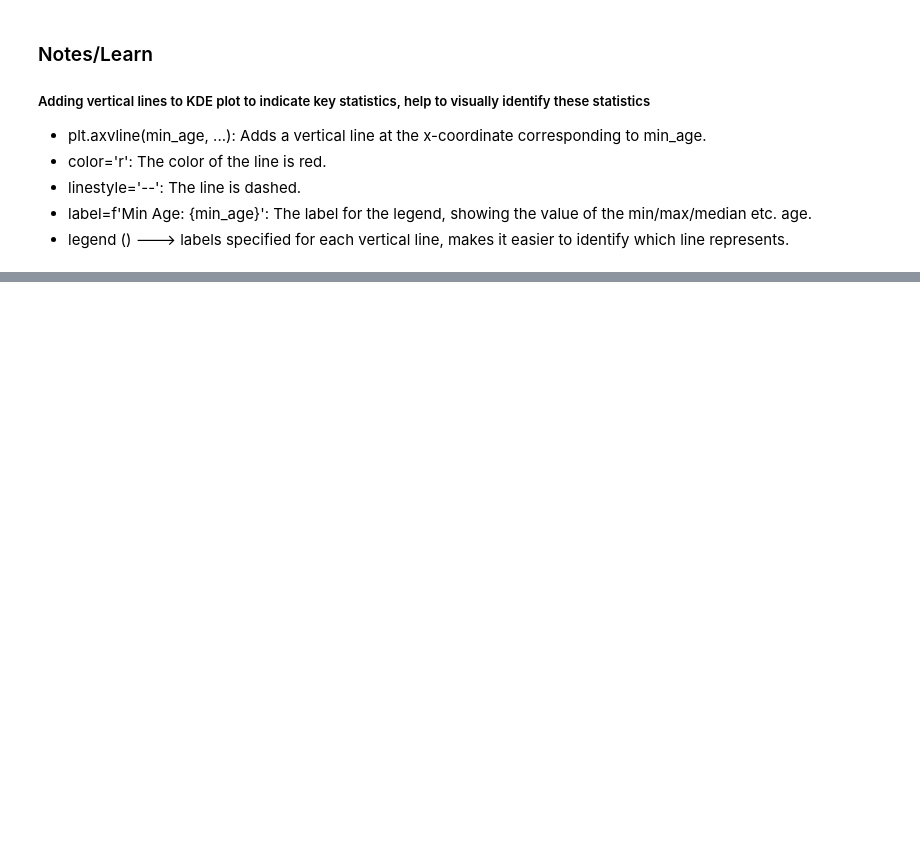
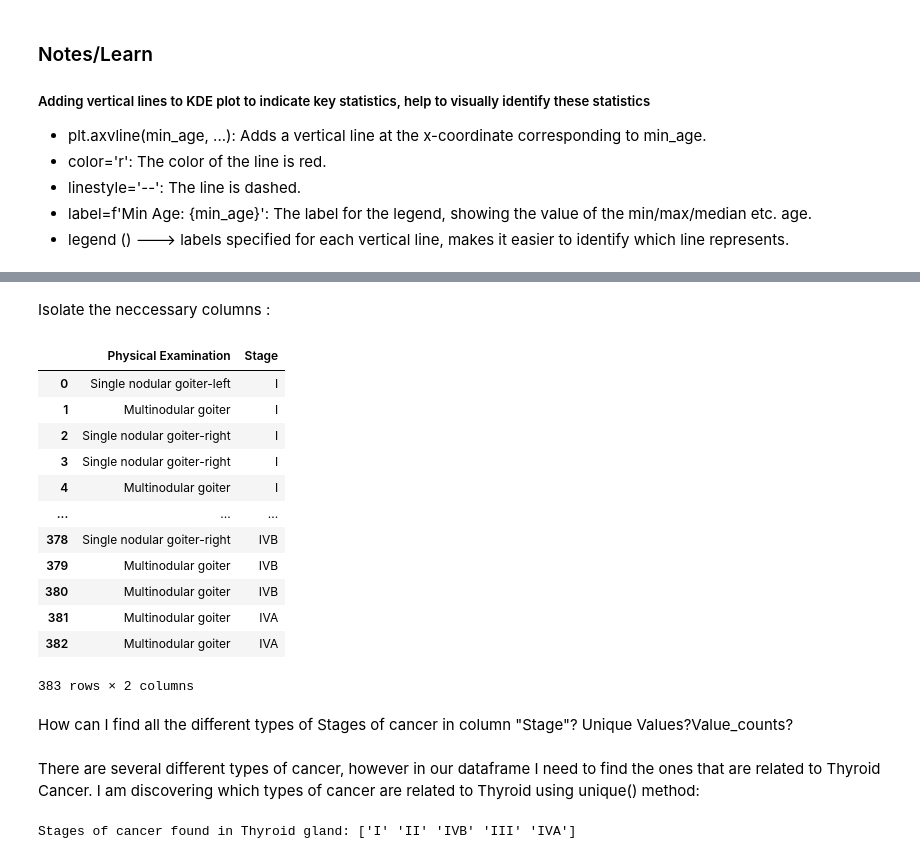
Before and after one commit to Angeliki1983/-Differentiated-Thyroid-Cancer-Recurrence, a Jupyter notebook: Thyroid_Cancer_Analysis.ipynb, the cells around one changed output, grey strips where cells are left out. Saved outputs shown, nothing was run; the diff lists cells and outputs as text; code cells hidden in the pictures; blank space fills up the shorter version.

```diff
--- a/Thyroid_Cancer_Analysis.ipynb
+++ b/Thyroid_Cancer_Analysis.ipynb
@@ -243,0 +256,27 @@ y axis looks weird? Could I change it to show the exact frequency of each age va
+# %% [markdown]
+Isolate the neccessary columns :
+# %%
+df[['Physical Examination', 'Stage' ]]
+# %% [output]
+|  | Physical Examination | Stage |
+| 0 | Single nodular goiter-left | I |
+| 1 | Multinodular goiter | I |
+| 2 | Single nodular goiter-right | I |
+| 3 | Single nodular goiter-right | I |
+| 4 | Multinodular goiter | I |
+| ... | ... | ... |
+| 378 | Single nodular goiter-right | IVB |
+| 379 | Multinodular goiter | IVB |
+| 380 | Multinodular goiter | IVB |
+| 381 | Multinodular goiter | IVA |
+| 382 | Multinodular goiter | IVA |
+383 rows × 2 columns
+# %% [markdown]
+How can I find all the different types of Stages of cancer in column "Stage"? Unique Values?Value_counts?
+# %% [markdown]
+There are several different types of cancer, however in our dataframe I need to find the ones that are related to Thyroid Cancer. I am discovering which types of cancer are related to Thyroid using unique() method:
+# %%
+cancer_stages = df['Stage'].unique()
+print(f"Stages of cancer found in Thyroid gland: {cancer_stages}")
+# %% [output]
+Stages of cancer found in Thyroid gland: ['I' 'II' 'IVB' 'III' 'IVA']
```
Also changed, not shown: parts of 15 cells of this notebook.
